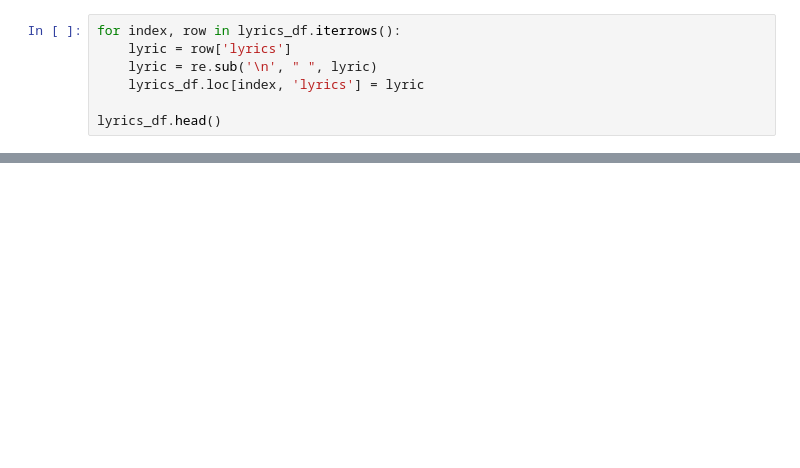
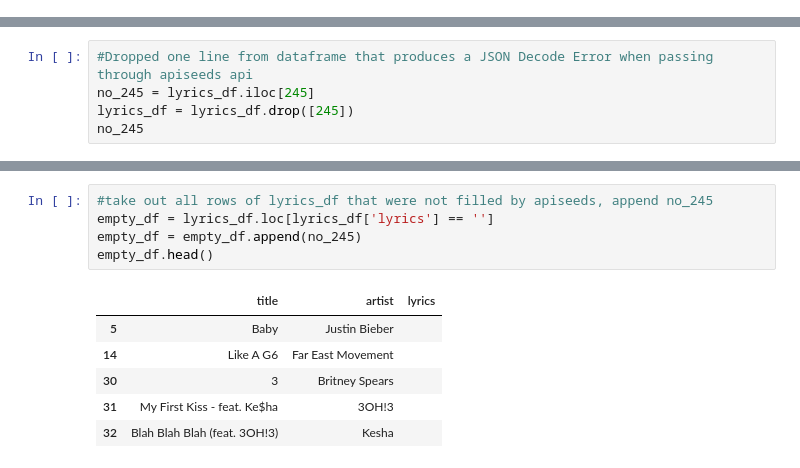
Before and after one commit to ktaufer/etl-project, a Jupyter notebook: Music&Lyrics.ipynb, the cells around one changed output, grey strips where cells are left out. Cells and saved outputs as stored; diff of their text form; blank space fills up the shorter version.

```diff
--- a/Music&Lyrics.ipynb
+++ b/Music&Lyrics.ipynb
@@ -110,7 +0,0 @@ lyrics_df.head()
-# %%
-for index, row in lyrics_df.iterrows():
-    lyric = row['lyrics']
-    lyric = re.sub('\n', " ", lyric)
-    lyrics_df.loc[index, 'lyrics'] = lyric
-
-lyrics_df.head()
@@ -222,0 +70,5 @@ wordlist
+# %%
+#Dropped one line from dataframe that produces a JSON Decode Error when passing through apiseeds api
+no_245 = lyrics_df.iloc[245]
+lyrics_df = lyrics_df.drop([245])
+no_245
@@ -222,0 +115,12 @@ wordlist
+# %%
+#take out all rows of lyrics_df that were not filled by apiseeds, append no_245
+empty_df = lyrics_df.loc[lyrics_df['lyrics'] == '']
+empty_df = empty_df.append(no_245)
+empty_df.head()
+# %% [output]
+|  | title | artist | lyrics |
+| 5 | Baby | Justin Bieber |  |
+| 14 | Like A G6 | Far East Movement |  |
+| 30 | 3 | Britney Spears |  |
+| 31 | My First Kiss - feat. Ke$ha | 3OH!3 |  |
+| 32 | Blah Blah Blah (feat. 3OH!3) | Kesha |  |
```
Also changed, not shown: parts of 39 cells of this notebook, 2 other files.
